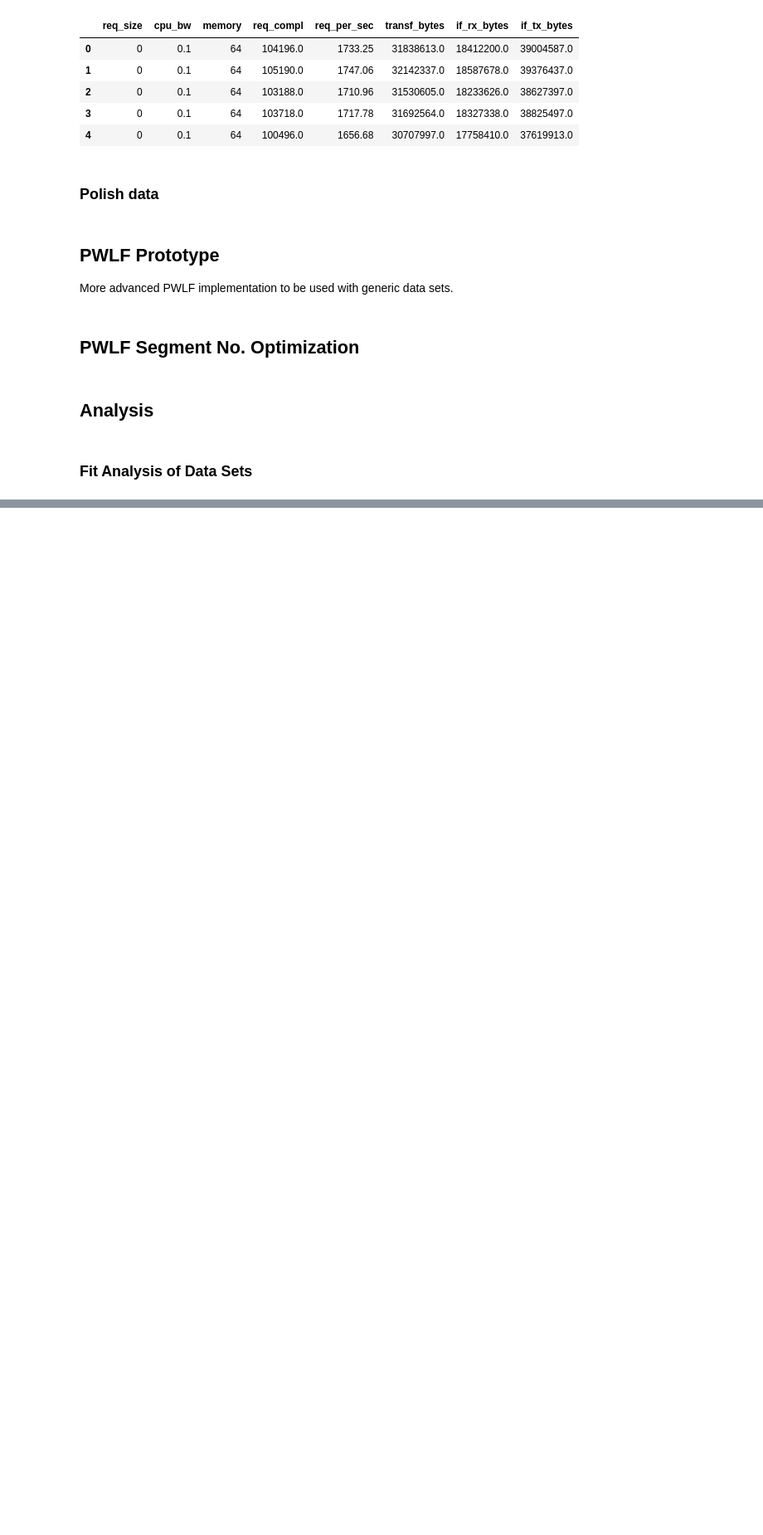
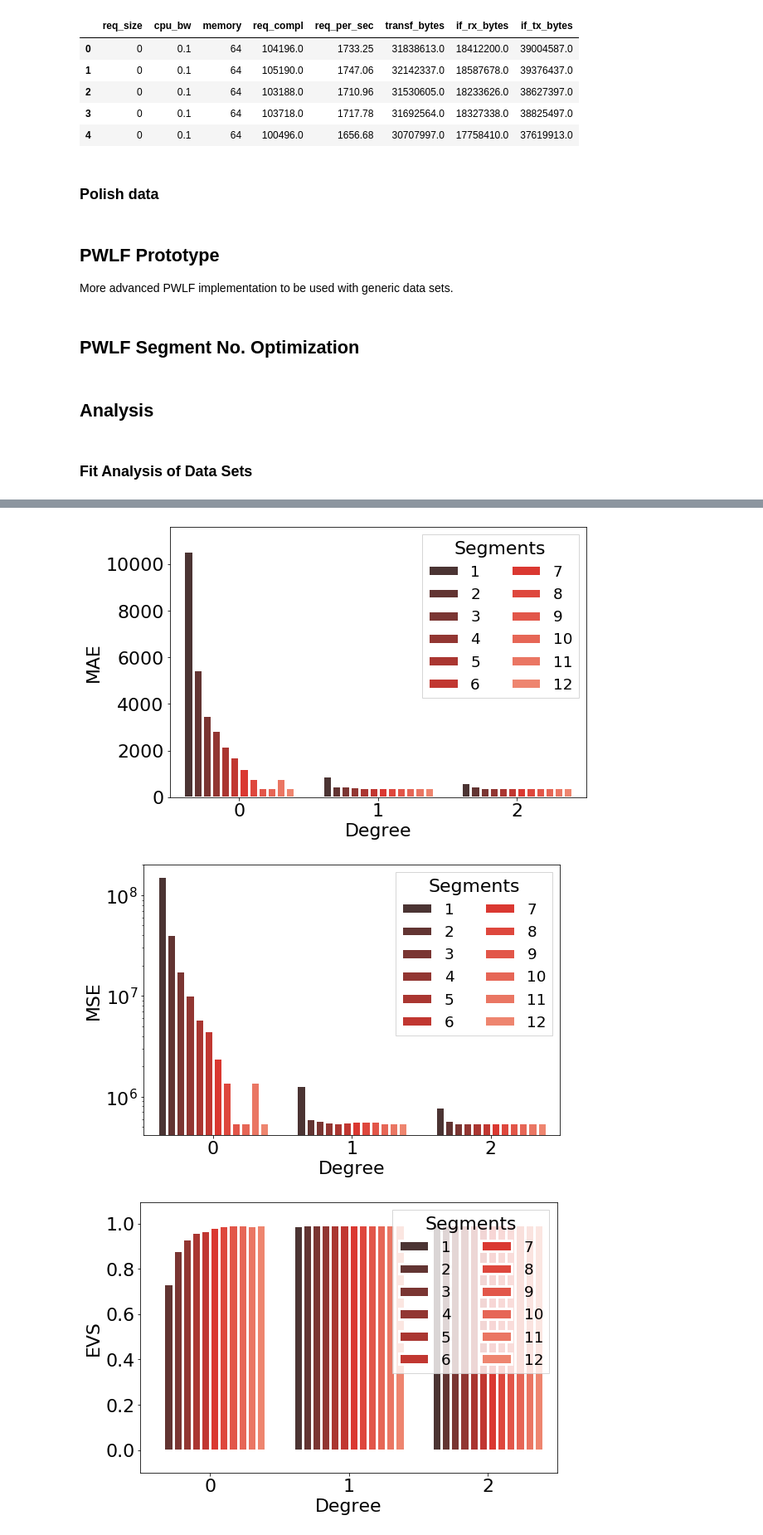
Before and after one commit to sndzoo/analysis, a Jupyter notebook: pwl_approx_analysis-optimization.ipynb, the cells around one changed output, grey strips where cells are left out. Shown at 83% size. Cells and saved outputs as stored; diff of their text form; code cells hidden in the pictures; blank space fills up the shorter version.

```diff
--- a/pwl_approx_analysis-optimization.ipynb
+++ b/pwl_approx_analysis-optimization.ipynb
@@ -649,0 +732,6 @@ analyse_fits(d, "cpu_bw", "ids_pkts", name="ds-sec02", x_label="CPU bandwidth [%
+# %%
+analyse_errors(df_err)
+# %% [output]
+[figure, added]
+[figure, added]
+[figure, added]
```
Also changed, not shown: parts of 17 cells of this notebook, 42 other files.
